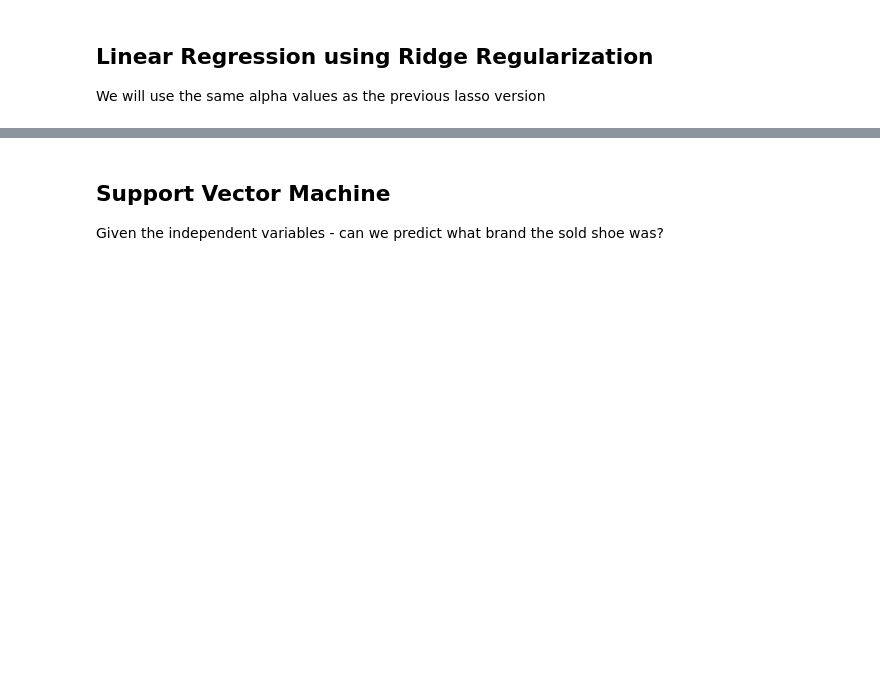
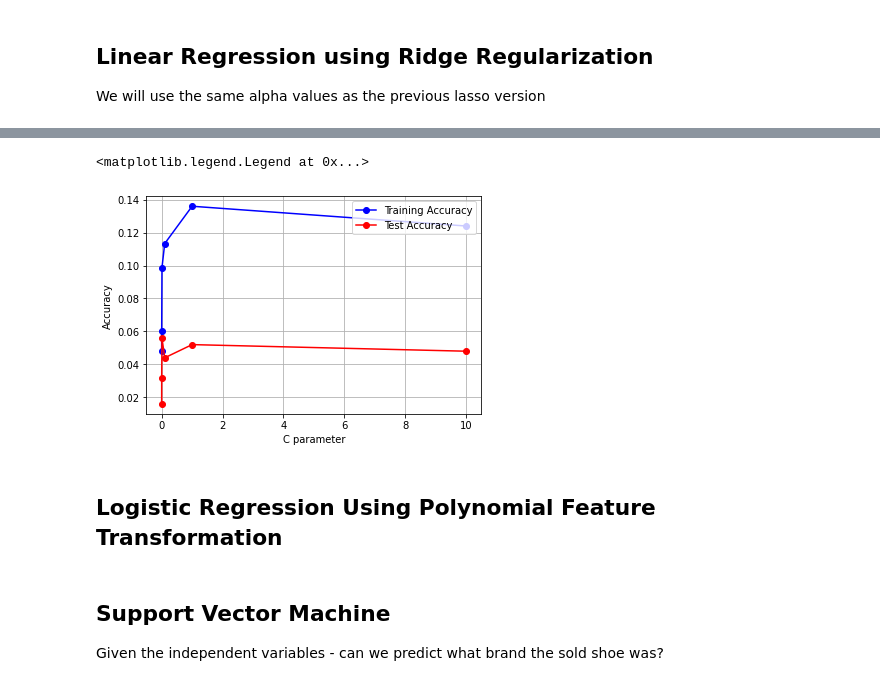
Before and after one commit to Niangmodou/CS-4563-Project, a Jupyter notebook: CS4563Project.ipynb, the cells around one changed output, grey strips where cells are left out. Cells and saved outputs as stored; diff of their text form; code cells hidden in the pictures; blank space fills up the shorter version.

```diff
--- a/CS4563Project.ipynb
+++ b/CS4563Project.ipynb
@@ -211,0 +262,4 @@ KeyboardInterrupt:
+# %%
+acc_train_logreg_ridge = []
+acc_test_logreg_ridge = []
+c_logreg_ridge = []
@@ -211,0 +336,13 @@ KeyboardInterrupt:
+# %%
+plt.plot(c_logreg_ridge, acc_train_logreg_ridge, 'bo-')
+plt.plot(c_logreg_ridge, acc_test_logreg_ridge,'ro-')
+plt.xlabel("C parameter")
+plt.ylabel('Accuracy')
+plt.grid()
+
+plt.legend(['Training Accuracy', 'Test Accuracy'], loc='upper right')
+# %% [output]
+<matplotlib.legend.Legend at 0x...>
+[figure, added]
+# %% [markdown]
+## Logistic Regression Using Polynomial Feature Transformation
```
Also changed, not shown: parts of 17 cells of this notebook, 1 other file.
